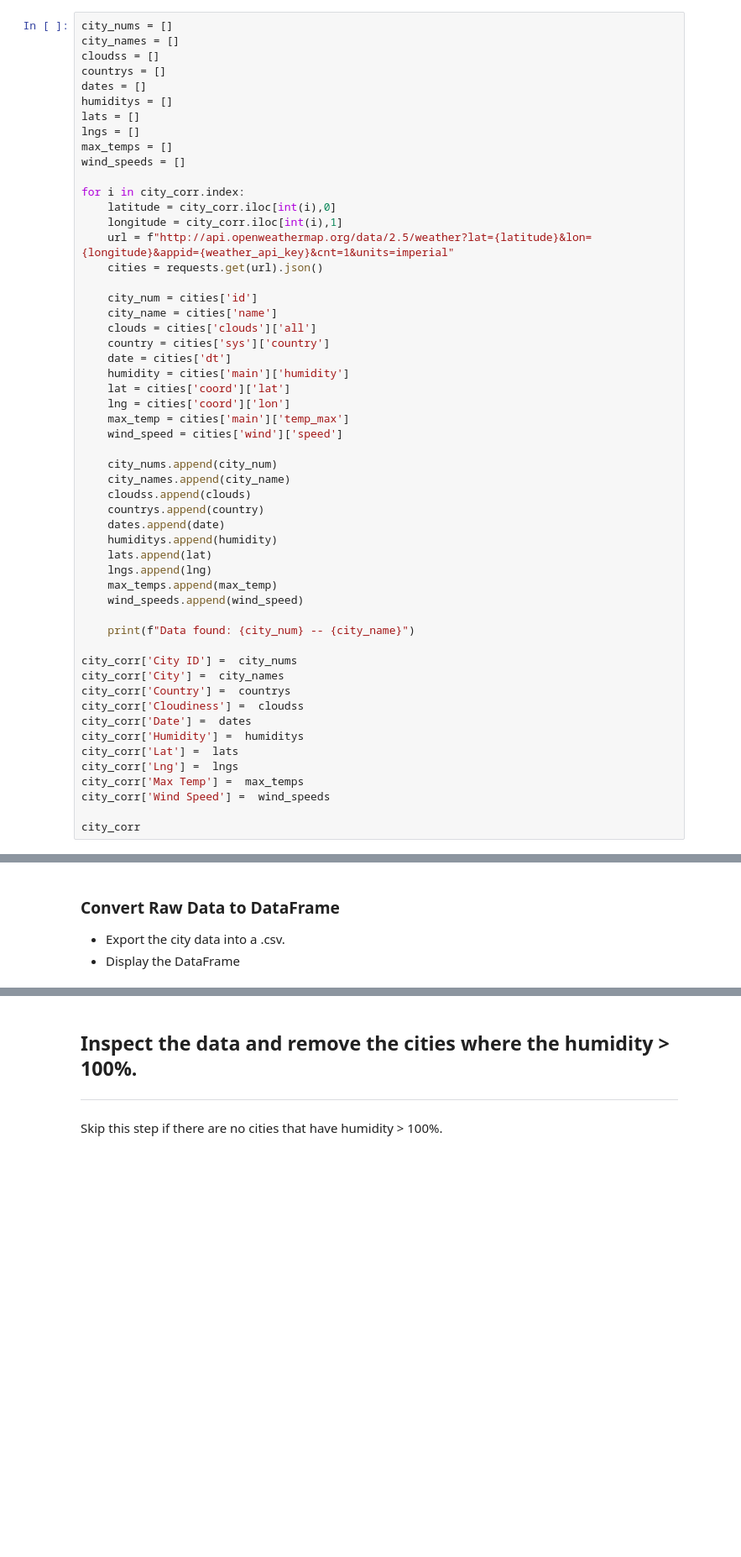
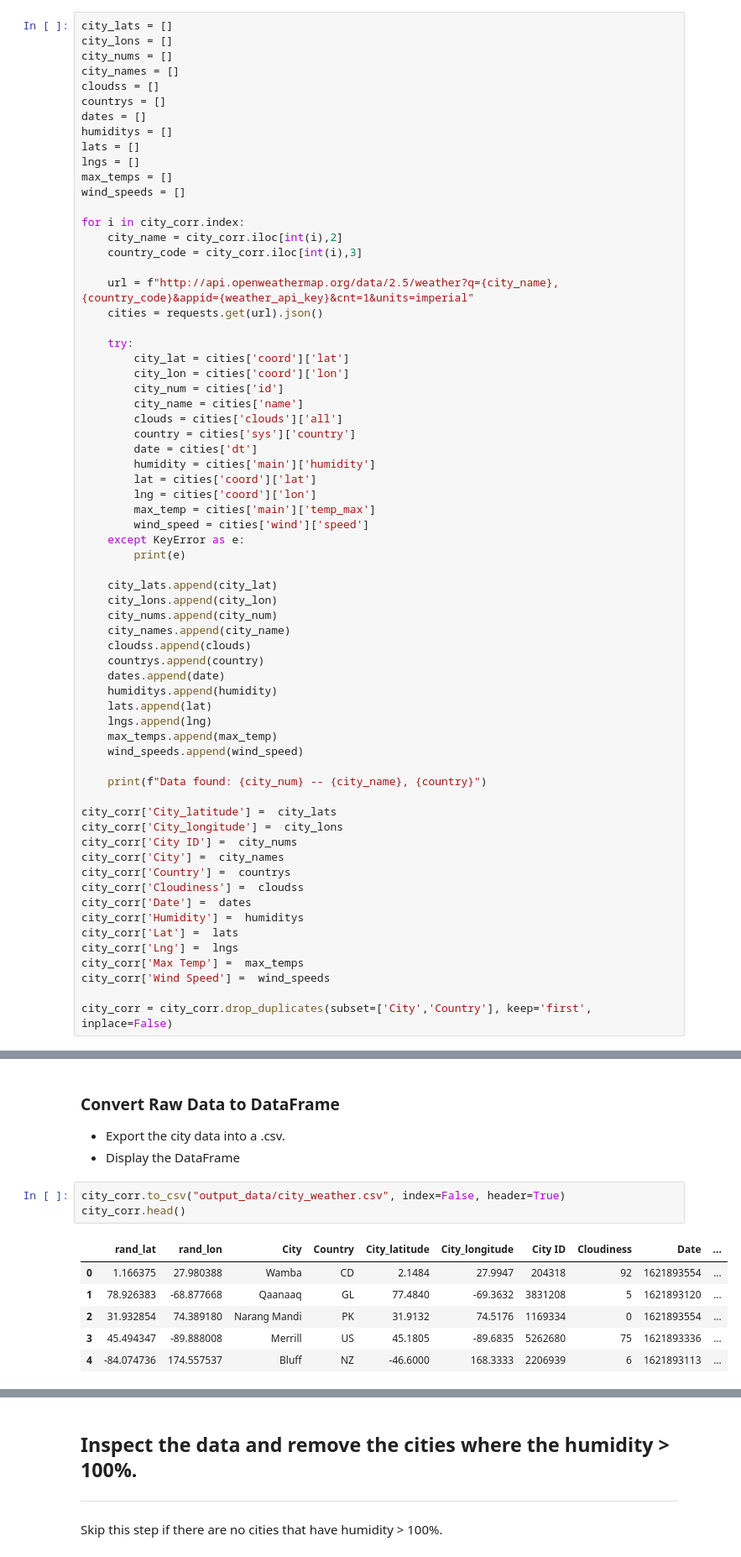
Before and after one commit to dany-roman/weather_analysis, a Jupyter notebook: WeatherPy.ipynb, the cells around one changed output, grey strips where cells are left out. Shown: that part at 84% size. Cells and saved outputs as stored; diff of their text form; blank space fills up the shorter version.

```diff
--- a/WeatherPy.ipynb
+++ b/WeatherPy.ipynb
@@ -41,6 +50,8 @@ city_corr
 * Perform a weather check on each city using a series of successive API calls.
 * Include a print log of each city as it'sbeing processed (with the city number and city name).
 # %%
+city_lats = []
+city_lons = []
 city_nums = []
 city_names = []
 cloudss = []
@@ -53,22 +64,30 @@ max_temps = []
 wind_speeds = []
 
 for i in city_corr.index:
-    latitude = city_corr.iloc[int(i),0]
-    longitude = city_corr.iloc[int(i),1]
-    url = f"http://api.openweathermap.org/data/2.5/weather?lat={latitude}&lon={longitude}&appid={weather_api_key}&cnt=1&units=imperial"
+    city_name = city_corr.iloc[int(i),2]
+    country_code = city_corr.iloc[int(i),3]
+
+    url = f"http://api.openweathermap.org/data/2.5/weather?q={city_name},{country_code}&appid={weather_api_key}&cnt=1&units=imperial"
     cities = requests.get(url).json()
 
-    city_num = cities['id']
-    city_name = cities['name']
-    clouds = cities['clouds']['all']
-    country = cities['sys']['country']
-    date = cities['dt']
-    humidity = cities['main']['humidity']
-    lat = cities['coord']['lat']
-    lng = cities['coord']['lon']
-    max_temp = cities['main']['temp_max']
-    wind_speed = cities['wind']['speed']
+    try:
+        city_lat = cities['coord']['lat']
+        city_lon = cities['coord']['lon']
+        city_num = cities['id']
+        city_name = cities['name']
+        clouds = cities['clouds']['all']
+        country = cities['sys']['country']
+        date = cities['dt']
+        humidity = cities['main']['humidity']
+        lat = cities['coord']['lat']
+        lng = cities['coord']['lon']
+        max_temp = cities['main']['temp_max']
+        wind_speed = cities['wind']['speed']
+    except KeyError as e:
+        print(e)
 
+    city_lats.append(city_lat)
+    city_lons.append(city_lon)
     city_nums.append(city_num)
     city_names.append(city_name)
     cloudss.append(clouds)
@@ -80,8 +99,10 @@ for i in city_corr.index:
     max_temps.append(max_temp)
     wind_speeds.append(wind_speed)
 
-    print(f"Data found: {city_num} -- {city_name}")
+    print(f"Data found: {city_num} -- {city_name}, {country}")
 
+city_corr['City_latitude'] =  city_lats
+city_corr['City_longitude'] =  city_lons
 city_corr['City ID'] =  city_nums
 city_corr['City'] =  city_names
 city_corr['Country'] =  countrys
@@ -93,5 +114,5 @@ city_corr['Lng'] =  lngs
 city_corr['Max Temp'] =  max_temps
 city_corr['Wind Speed'] =  wind_speeds
 
-city_corr
+city_corr = city_corr.drop_duplicates(subset=['City','Country'], keep='first', inplace=False)
 # %% [output]
@@ -117,3 +137,13 @@ ValueError: Length of values (0) does not match length of index (500)
 ### Convert Raw Data to DataFrame
 * Export the city data into a .csv.
 * Display the DataFrame
+# %%
+city_corr.to_csv("output_data/city_weather.csv", index=False, header=True)
+city_corr.head()
+# %% [output]
+|  | rand_lat | rand_lon | City | Country | City_latitude | City_longitude | City ID | Cloudiness | Date | ... |
+| 0 | 1.166375 | 27.980388 | Wamba | CD | 2.1484 | 27.9947 | 204318 | 92 | 1621893554 | ... |
+| 1 | 78.926383 | -68.877668 | Qaanaaq | GL | 77.4840 | -69.3632 | 3831208 | 5 | 1621893120 | ... |
+| 2 | 31.932854 | 74.389180 | Narang Mandi | PK | 31.9132 | 74.5176 | 1169334 | 0 | 1621893554 | ... |
+| 3 | 45.494347 | -89.888008 | Merrill | US | 45.1805 | -89.6835 | 5262680 | 75 | 1621893336 | ... |
+| 4 | -84.074736 | 174.557537 | Bluff | NZ | -46.6000 | 168.3333 | 2206939 | 6 | 1621893113 | ... |
```
Also changed, not shown: parts of 5 cells of this notebook.
